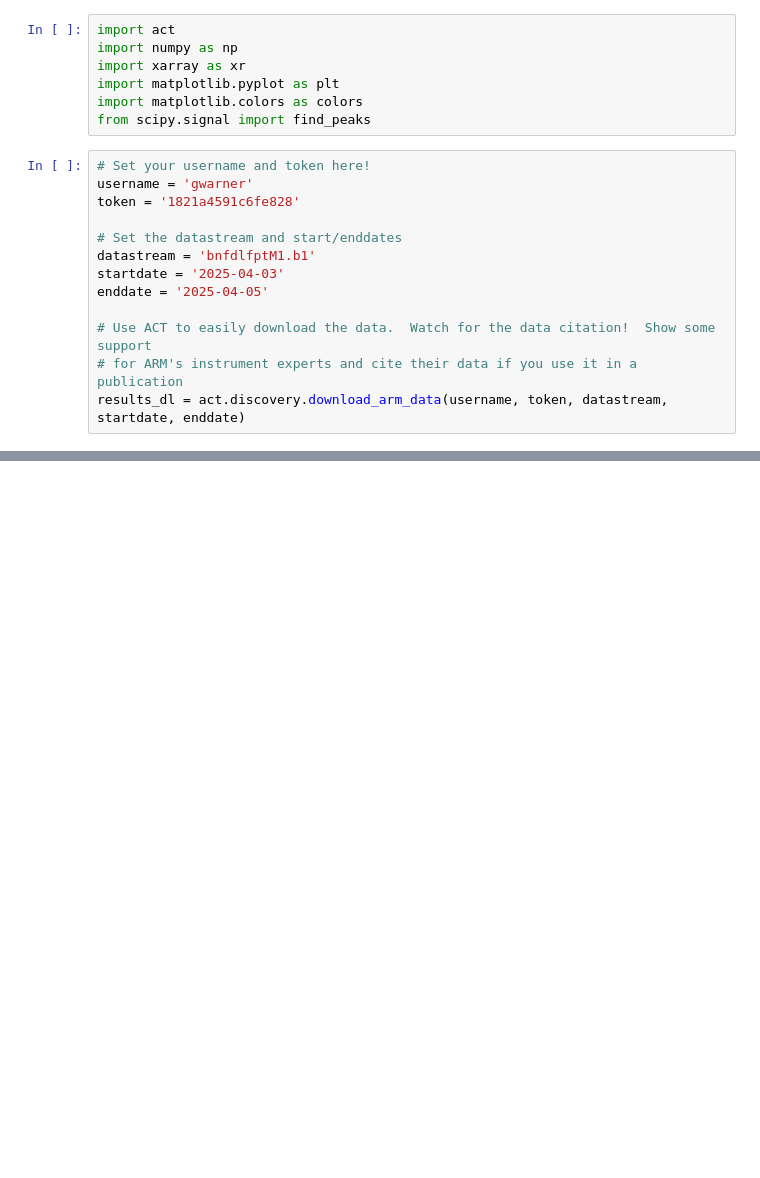
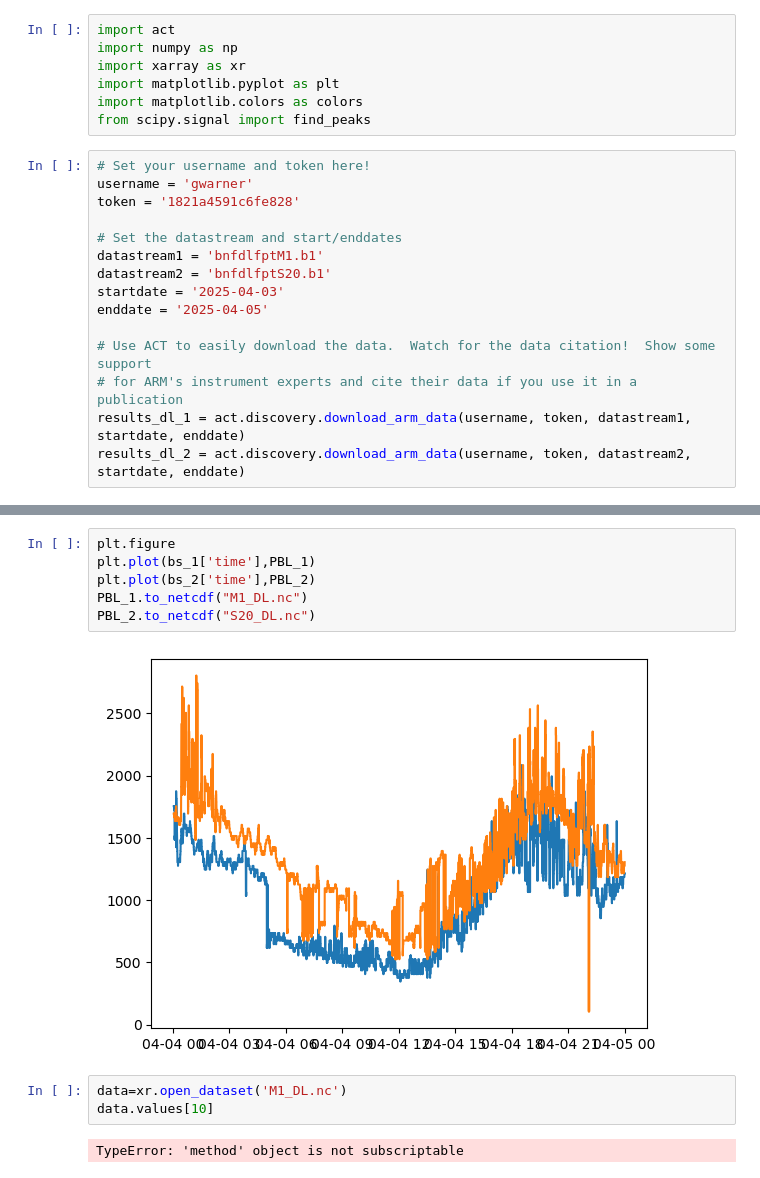
Before and after one commit to ARM-Synergy/blimp, a Jupyter notebook: lidar_data.ipynb, the cells around one changed output, grey strips where cells are left out. Drawn from its saved outputs; the diff is of its cells as text; blank space fills up the shorter version.

```diff
--- a/lidar_data.ipynb
+++ b/lidar_data.ipynb
@@ -11,11 +11,13 @@ username = 'gwarner'
 token = '1821a4591c6fe828'
 
 # Set the datastream and start/enddates
-datastream = 'bnfdlfptM1.b1'
+datastream1 = 'bnfdlfptM1.b1'
+datastream2 = 'bnfdlfptS20.b1'
 startdate = '2025-04-03'
 enddate = '2025-04-05'
 
 # Use ACT to easily download the data.  Watch for the data citation!  Show some support
 # for ARM's instrument experts and cite their data if you use it in a publication
-results_dl = act.discovery.download_arm_data(username, token, datastream, startdate, enddate)
+results_dl_1 = act.discovery.download_arm_data(username, token, datastream1, startdate, enddate)
+results_dl_2 = act.discovery.download_arm_data(username, token, datastream2, startdate, enddate)
 # %% [output]
@@ -81,0 +113,13 @@ plt.show()
+# %%
+plt.figure
+plt.plot(bs_1['time'],PBL_1)
+plt.plot(bs_2['time'],PBL_2)
+PBL_1.to_netcdf("M1_DL.nc")
+PBL_2.to_netcdf("S20_DL.nc")
+# %% [output]
+[figure, added]
+# %%
+data=xr.open_dataset('M1_DL.nc')
+data.values[10]
+# %% [output]
+TypeError: 'method' object is not subscriptable
```
Also changed, not shown: parts of 11 cells of this notebook.
